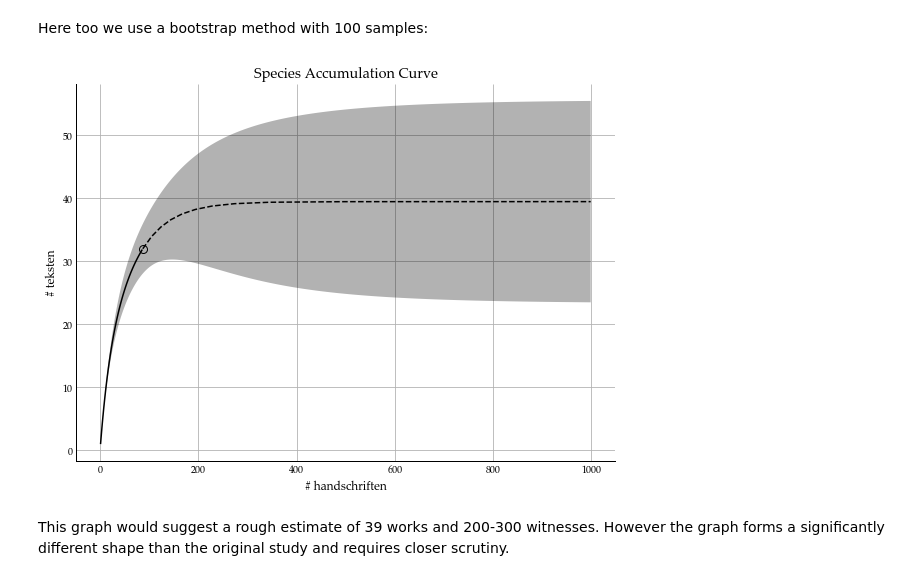
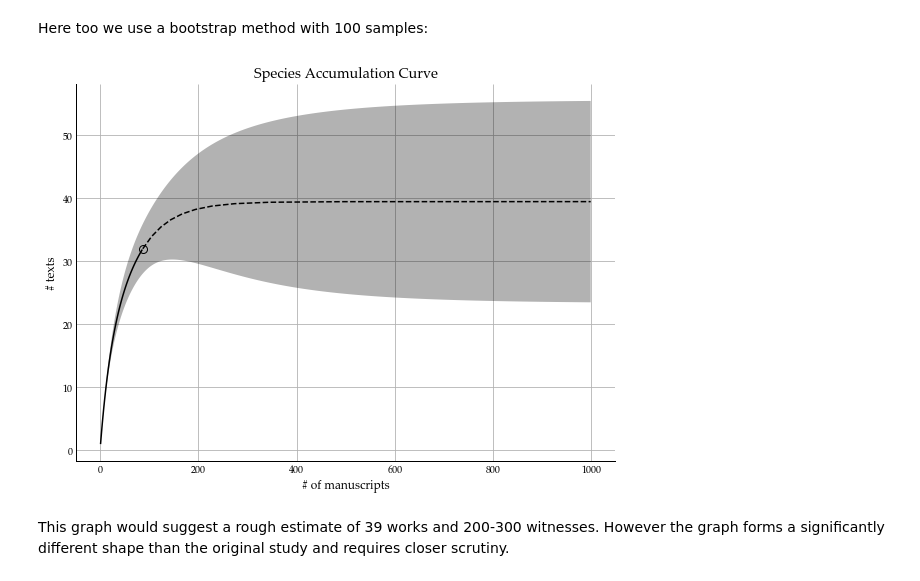
Before and after one commit to ThorkellMoon/FASNL_loss, a Jupyter notebook: analysis.ipynb, the cells around one changed output. Drawn from its saved outputs; the diff is of its cells as text; code cells hidden in the pictures.

Commit message:
Updated labels on figures

```diff
--- a/analysis.ipynb
+++ b/analysis.ipynb
@@ -198,7 +198,7 @@ t - bias
 counts = [5, 4, 3, 3, 1, 1, 1, 1, 1]
 names = 'ABCDEFGHI'
 data = zip(counts, names)
-df = pd.DataFrame(zip(names, counts), columns=('naam', 'mss'))
+df = pd.DataFrame(zip(names, counts), columns=('name', 'mss'))
 df.to_excel('output/Tab2.xlsx')
 df
 # %% [output]
@@ -461,19 +461,19 @@ lci_pro, uci_pro, sd_pro, Dq = bootstrap_re(
 # %%
 steps = np.arange(1, max_steps)
 interpolated = np.arange(1, max_steps) < x.sum()
 
 fig, ax = plt.subplots(figsize=(8, 6))
 ax.plot(steps[interpolated], Dq[interpolated], color='C0')
 ax.plot(x.sum(), Dq[x.sum() - 1], 'o')
 ax.plot(steps[~interpolated], Dq[~interpolated], '--', color='C0')
 ax.fill_between(steps, lci_pro, uci_pro, alpha=0.3)
 ax.grid()
-ax.set(xlabel='# handschriften', ylabel='# teksten', title='Species Accumulation Curve')
+ax.set(xlabel='# of manuscripts', ylabel='# texts', title='Species Accumulation Curve')
 ax.spines['right'].set_visible(False)
 ax.spines['top'].set_visible(False)
 
 plt.savefig('output/Fig3.png', dpi=300, transparent=True)
 # %% [output]
-[figure, old version]
+[figure, new version]
 # %% [markdown]
 This graph would suggest a rough estimate of 39 works and 200-300 witnesses. However the graph forms a significantly different shape than the original study and requires closer scrutiny.
```
Also changed, not shown: parts of 2 cells of this notebook, 6 other files.
